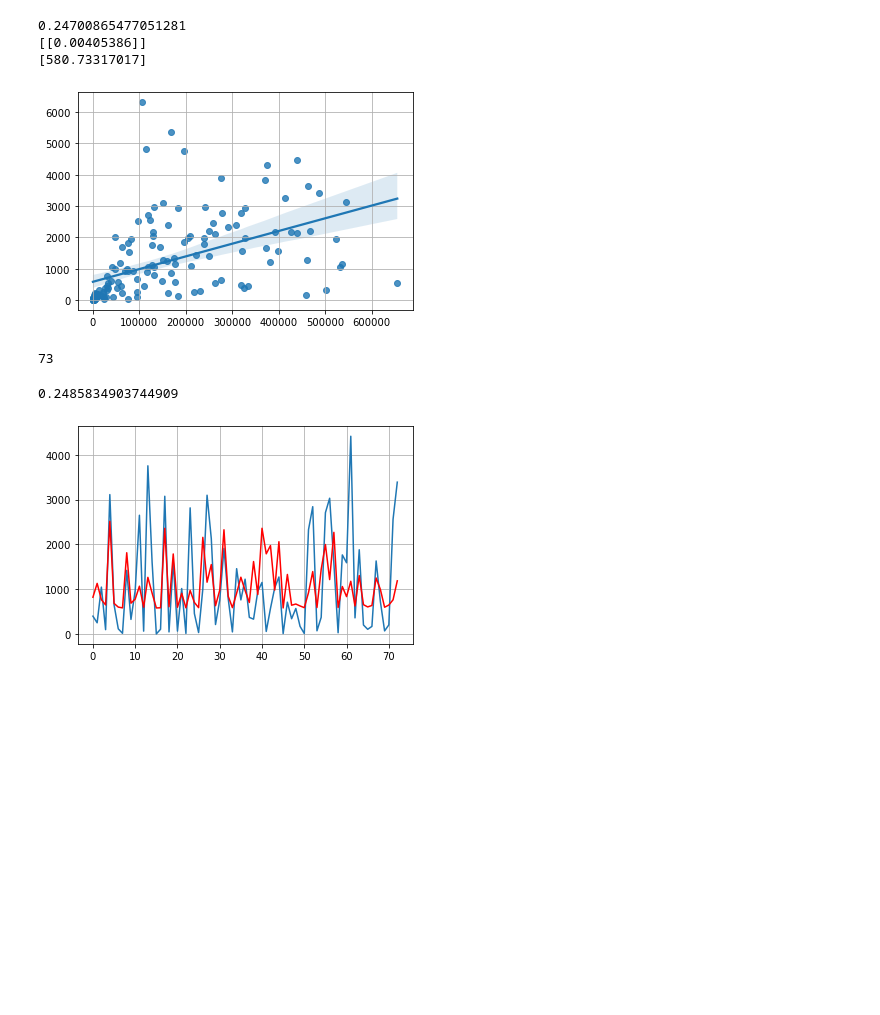
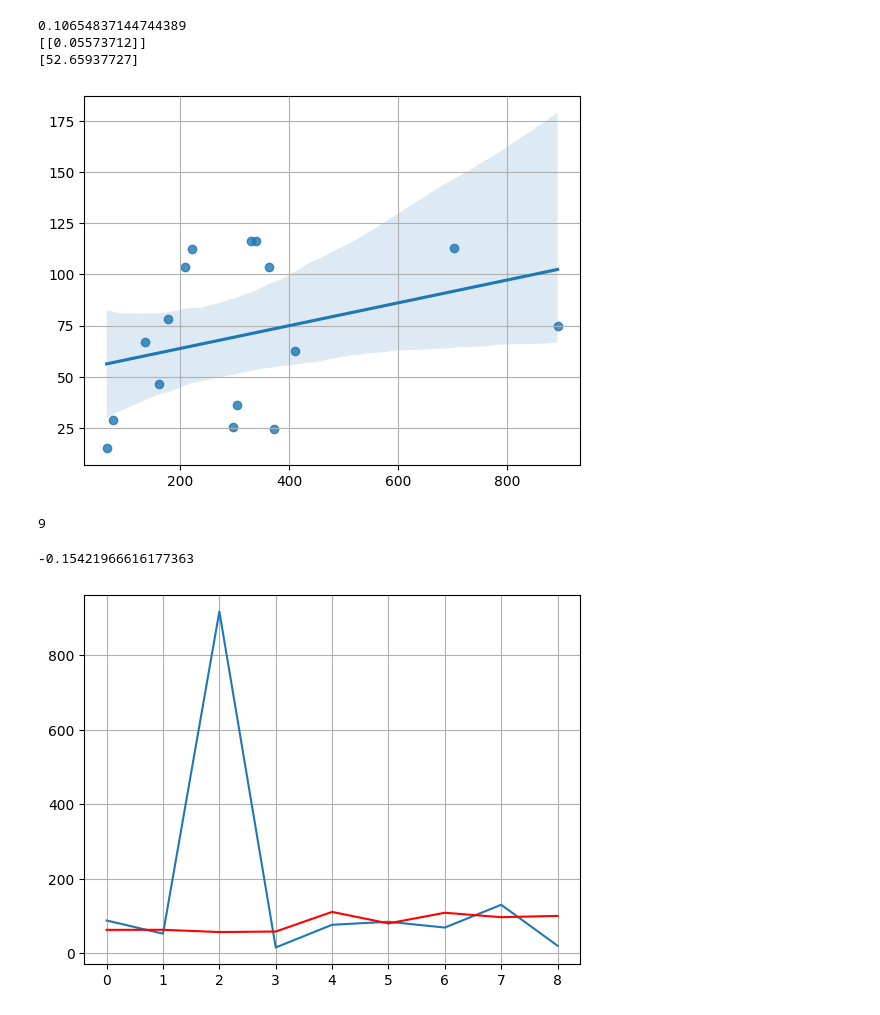
Before and after one commit to YJoeHadinata/covid-tugas, a Jupyter notebook: covidpredictTotal.ipynb, the cells around one changed output. Saved outputs shown, nothing was run; the diff lists cells and outputs as text; code cells hidden in the pictures; blank space fills up the shorter version.

```diff
--- a/covidpredictTotal.ipynb
+++ b/covidpredictTotal.ipynb
@@ -78,7 +78,7 @@ Index(['iso_code', 'continent', 'location', 'date', 'total_cases', 'new_cases',
 df3=df.loc[df['date'] == '2022-05-01']
 
 #Selecting certain parameters for clustering
-df3=df3[['location','total_cases_per_million', 'total_deaths_per_million', 'total_vaccinations_per_hundred','total_tests_per_thousand']]
+df3=df3[['location','reproduction_rate', 'new_cases_smoothed_per_million', 'people_fully_vaccinated_per_hundred','weekly_hosp_admissions_per_million']]
 print(df3.shape)
 print(df3.head(10))
 
@@ -87,7 +87,7 @@ df4=df3.loc[df['location'] == 'Indonesia']
 print(df4)
 
 #Sorting values by certain parameters
-df3=df3.sort_values(by=['total_deaths_per_million'], ascending=False)
+df3=df3.sort_values(by=['weekly_hosp_admissions_per_million'], ascending=False)
 
 #deleting the first XX rows of data
 #df3=df3[9:]
@@ -97,7 +97,7 @@ print(df3.head(30))
 #plt.grid()
 fig = plt.figure(figsize=(10,10))
 ax = fig.add_subplot(111, projection = '3d')
-ax.scatter(df3['total_cases_per_million'], df3['total_deaths_per_million'], df3['total_vaccinations_per_hundred'], s=50, edgecolor="k")
-ax.scatter(df4['total_cases_per_million'], df4['total_deaths_per_million'], df4['total_vaccinations_per_hundred'], c='r', marker="s", s=200, edgecolor="k")
-plt.gca().update(dict(title='COVID19', xlabel='total_cases_per_million', ylabel='total_deaths_per_million',zlabel='total_vaccinations_per_hundred'))
+ax.scatter(df3['new_cases_smoothed_per_million'], df3['weekly_hosp_admissions_per_million'], df3['people_fully_vaccinated_per_hundred'], s=50, edgecolor="k")
+ax.scatter(df4['new_cases_smoothed_per_million'], df4['weekly_hosp_admissions_per_million'], df4['people_fully_vaccinated_per_hundred'], c='r', marker="s", s=200, edgecolor="k")
+plt.gca().update(dict(title='COVID19', xlabel='new_cases_smoothed_per_million', ylabel='weekly_hosp_admissions_per_million',zlabel='people_fully_vaccinated_per_hundred'))
 # %% [output]
@@ -126,6 +126,6 @@ plt.gca().update(dict(title='COVID19', xlabel='total_cases_per_million', ylabel=
 # %%
 #Selecting certain parameters for prediction
-df4=df3[['total_cases_per_million','total_deaths_per_million']]
+df4=df3[['new_cases_smoothed_per_million','weekly_hosp_admissions_per_million']]
 print(df4.shape)
 print(df4.head())
 
@@ -151,44 +151,44 @@ print(df4.head())
 # %%
 from sklearn.model_selection import train_test_split
 
-x=df4[['total_cases_per_million']].values
-y=df4[['total_deaths_per_million']].values
+x=df4[['new_cases_smoothed_per_million']].values
+y=df4[['weekly_hosp_admissions_per_million']].values
 x_train, x_test, y_train, y_test = train_test_split(x, y, test_size=0.33, random_state=42, shuffle=True)
 
 #print(x[0:5])
 #print(y[0:5])
 #print(y_test[0:5])
 
 from sklearn.linear_model import LinearRegression
 reg = LinearRegression().fit(x_train, y_train)
 print(reg.score(x_train, y_train))
 print(reg.coef_)
 print(reg.intercept_)
 
 y_pred=reg.predict(x_test)
 
 #Plotting Total Deaths vs Total Cases and the regression line
 import seaborn as sns
 #create scatterplot with regression line
 sns.regplot(x=x_train, y=y_train)
 plt.grid()
 
 #Plotting y_prediction & y_test
 plt.show()
 plt.plot(y_test)
 plt.plot(y_pred,'r')
 plt.grid()
 print(len(y_pred))
 
 from sklearn.metrics import r2_score
 r2_score(y_test, y_pred)
 # %% [output]
-0.24700865477051281
-[[0.00405386]]
-[580.73317017]
+0.10654837144744389
+[[0.05573712]]
+[52.65937727]
-[figure, old version]
+[figure, new version]
-73
+9
-0.2485834903744909
+-0.15421966616177363
-[figure, old version]
+[figure, new version]
 # %%
 #Selecting certain parameters for prediction
```
Also changed, not shown: parts of 7 cells of this notebook, 25 other files.
